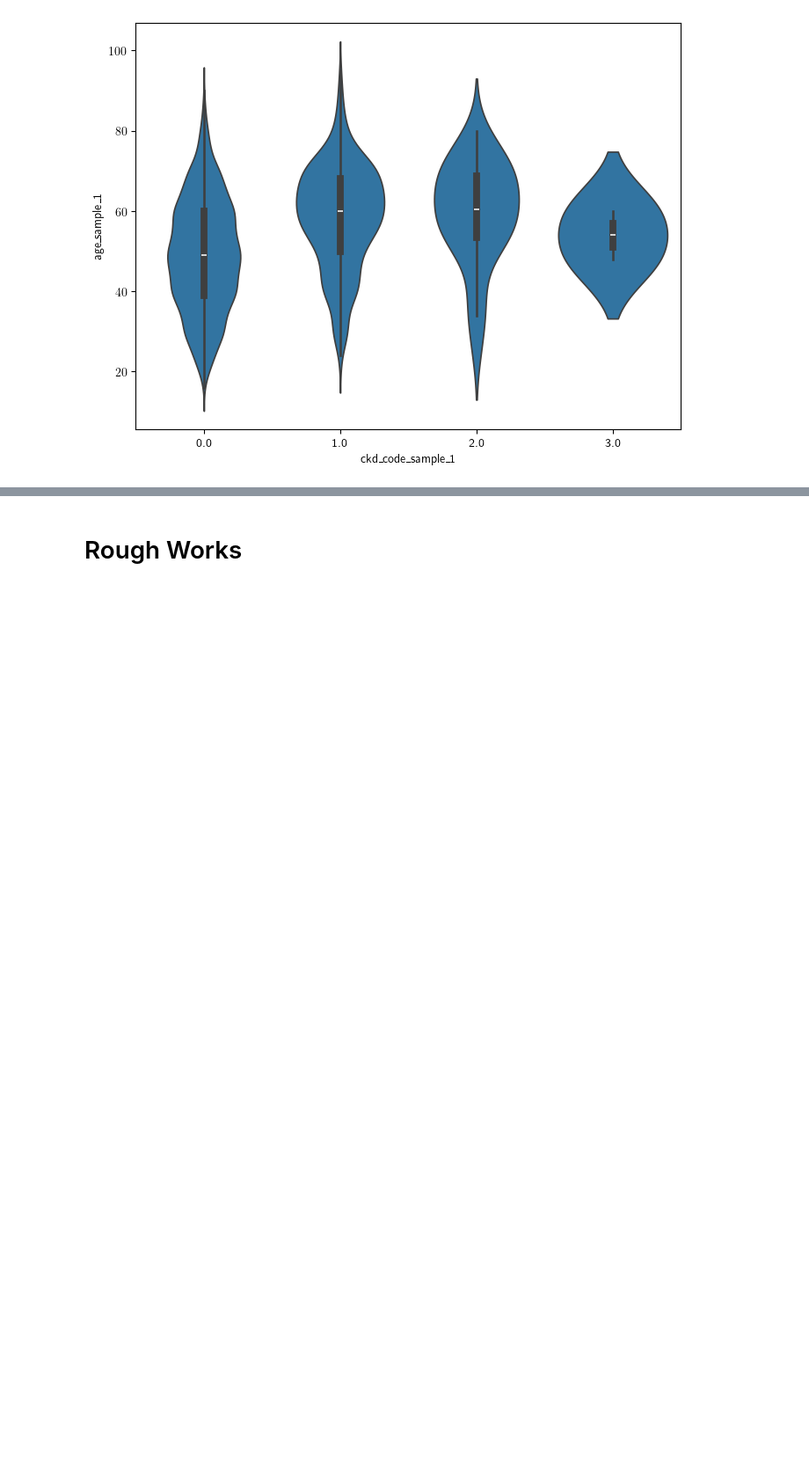
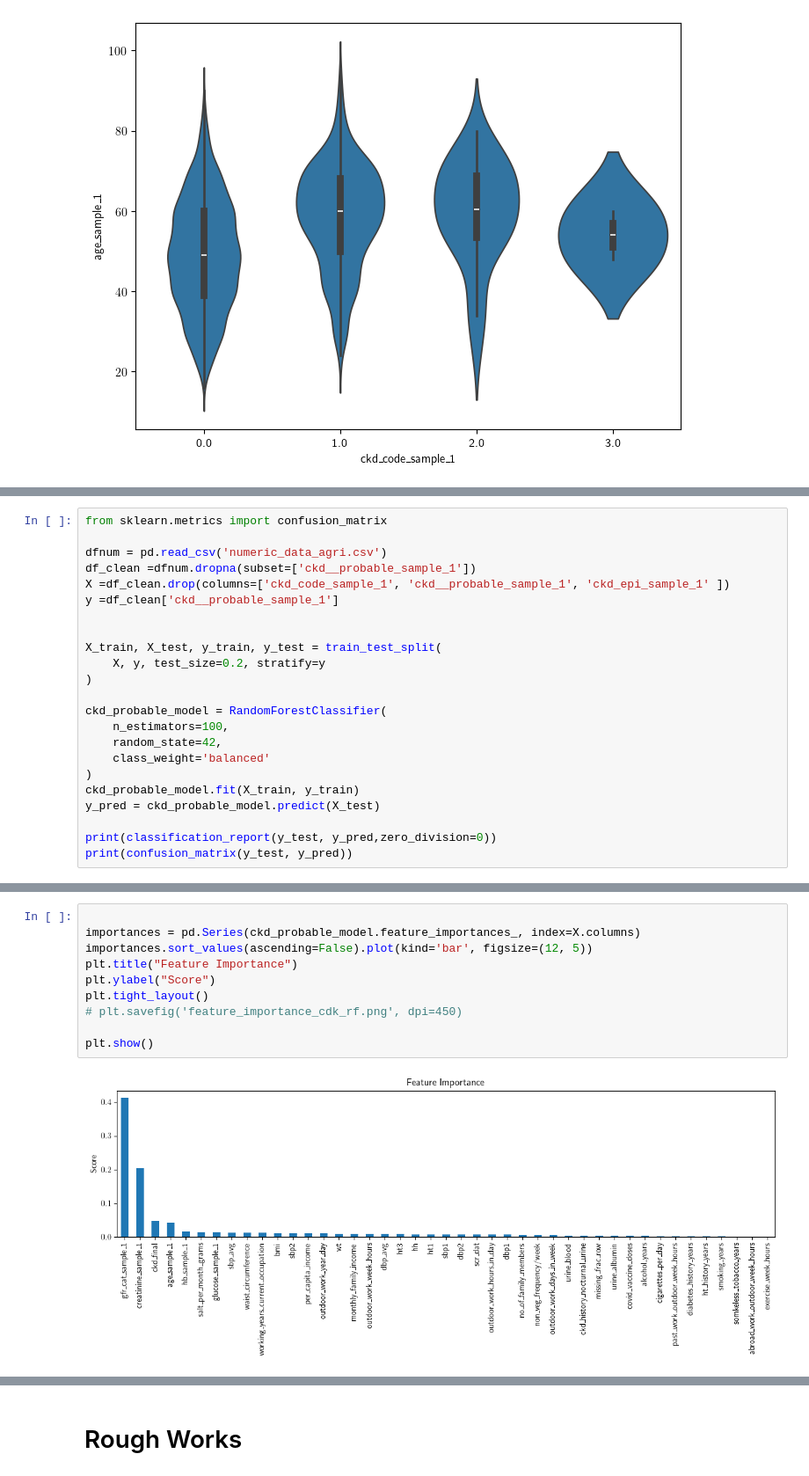
Before and after one commit to akshaysanjeevk/SysBio-course, a Jupyter notebook: HW-2-4/RandomForest.ipynb, the cells around one changed output, grey strips where cells are left out. Shown at 88% size. Saved outputs shown, nothing was run; the diff lists cells and outputs as text; blank space fills up the shorter version.

```diff
--- a/HW-2-4/RandomForest.ipynb
+++ b/HW-2-4/RandomForest.ipynb
@@ -256,0 +259,23 @@ plt.show()
+# %%
+from sklearn.metrics import confusion_matrix
+
+dfnum = pd.read_csv('numeric_data_agri.csv')
+df_clean =dfnum.dropna(subset=['ckd__probable_sample_1'])
+X =df_clean.drop(columns=['ckd_code_sample_1', 'ckd__probable_sample_1', 'ckd_epi_sample_1' ])
+y =df_clean['ckd__probable_sample_1']
+
+
+X_train, X_test, y_train, y_test = train_test_split(
+    X, y, test_size=0.2, stratify=y
+)
+
+ckd_probable_model = RandomForestClassifier(
+    n_estimators=100,
+    random_state=42,
+    class_weight='balanced'
+)
+ckd_probable_model.fit(X_train, y_train)
+y_pred = ckd_probable_model.predict(X_test)
+
+print(classification_report(y_test, y_pred,zero_division=0))
+print(confusion_matrix(y_test, y_pred))
@@ -256,0 +294,12 @@ plt.show()
+# %%
+
+importances = pd.Series(ckd_probable_model.feature_importances_, index=X.columns)
+importances.sort_values(ascending=False).plot(kind='bar', figsize=(12, 5))
+plt.title("Feature Importance")
+plt.ylabel("Score")
+plt.tight_layout()
+# plt.savefig('feature_importance_cdk_rf.png', dpi=450)
+
+plt.show()
+# %% [output]
+[figure, added]
```
Also changed, not shown: parts of 6 cells of this notebook, 7 other files.
